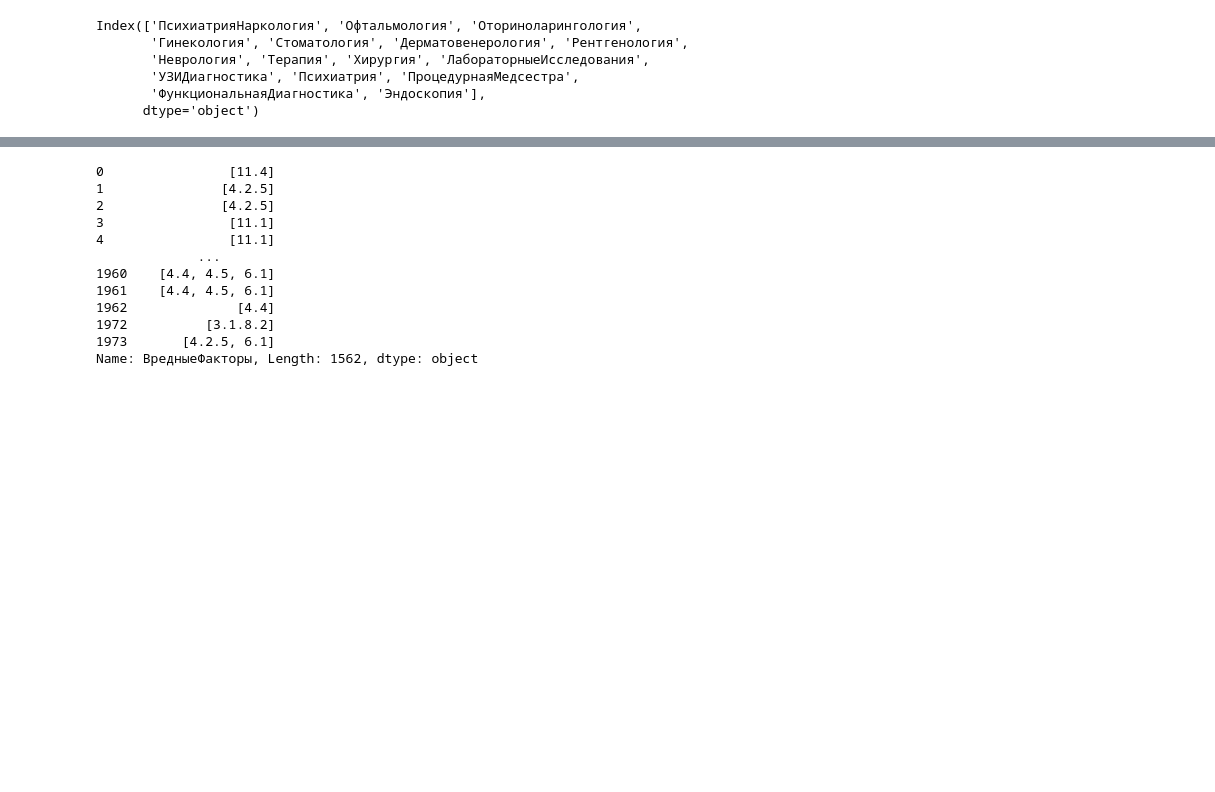
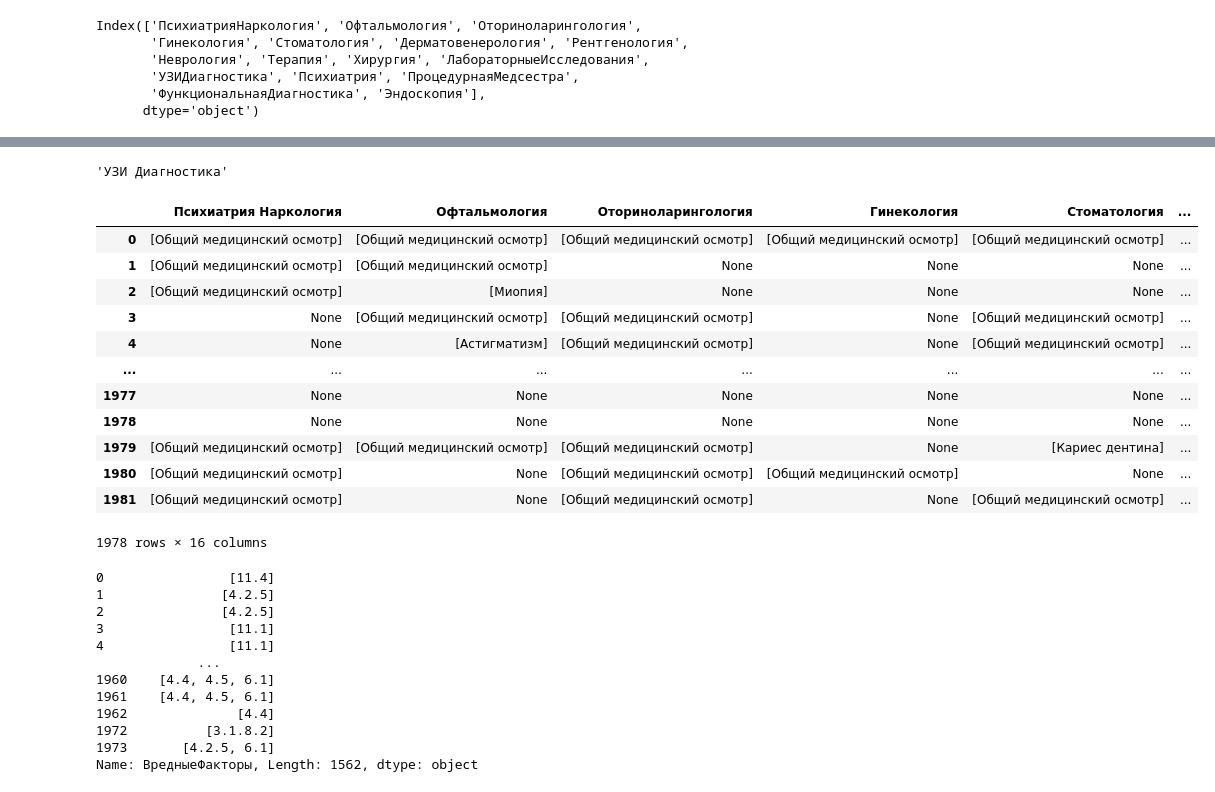
Before and after one commit to Untick/InspectrumClinic_RecSys, a Jupyter notebook: Paul Himyak/main.ipynb, the cells around one changed output, grey strips where cells are left out. Drawn from its saved outputs; the diff is of its cells as text; code cells hidden in the pictures; blank space fills up the shorter version.

```diff
--- a/Paul Himyak/main.ipynb
+++ b/Paul Himyak/main.ipynb
@@ -232,3 +279,46 @@ print(combined_columns)
+# %%
+def split_camel_case(string):
+    # Use regular expressions to split camel case with Cyrillic characters
+    words = re.findall(r'[А-ЯЁІЇҐЄ][а-яёіїґє]*|[A-ZЁА-Я][a-zёа-я]*', string)
+    #words =  ' '.join(words)
+    wn = ''
+    new_words = []
+    for w in words:
+      if len(w) == 1:
+        wn += w
+      else:
+        if len(wn)>0:
+          new_words.append(wn)
+        wn = ''
+        new_words.append(w)
+    return ' '.join(new_words)
+# %%
+split_camel_case("УЗИ Диагностика")
+# %% [output]
+'УЗИ Диагностика'
+# %%
+#В полученных  колонках разделяем слова ПсихиатрНевролог =Психиатр Невролог
+# Create a mapping of original column names to modified names
+column_mapping = {column: split_camel_case(column) for column in combined_specialists.columns}
+
+# Rename columns using the mapping
+combined_columns = combined_specialists.rename(columns=column_mapping)
+# Output the modified DataFrame
+combined_columns
+# %% [output]
+|  | Психиатрия Наркология | Офтальмология | Оториноларингология | Гинекология | Стоматология | ... |
+| 0 | [Общий медицинский осмотр] | [Общий медицинский осмотр] | [Общий медицинский осмотр] | [Общий медицинский осмотр] | [Общий медицинский осмотр] | ... |
+| 1 | [Общий медицинский осмотр] | [Общий медицинский осмотр] | None | None | None | ... |
+| 2 | [Общий медицинский осмотр] | [Миопия] | None | None | None | ... |
+| 3 | None | [Общий медицинский осмотр] | [Общий медицинский осмотр] | None | [Общий медицинский осмотр] | ... |
+| 4 | None | [Астигматизм] | [Общий медицинский осмотр] | None | [Общий медицинский осмотр] | ... |
+| ... | ... | ... | ... | ... | ... | ... |
+| 1977 | None | None | None | None | None | ... |
+| 1978 | None | None | None | None | None | ... |
+| 1979 | [Общий медицинский осмотр] | [Общий медицинский осмотр] | [Общий медицинский осмотр] | None | [Кариес дентина] | ... |
+| 1980 | [Общий медицинский осмотр] | None | [Общий медицинский осмотр] | [Общий медицинский осмотр] | None | ... |
+| 1981 | [Общий медицинский осмотр] | None | [Общий медицинский осмотр] | None | [Общий медицинский осмотр] | ... |
+1978 rows × 16 columns
 # %%
 # Все колонки МКБ10
 mkb_columns = df.filter(regex="(?i)МКБ10").columns
```
Also changed, not shown: parts of 8 cells of this notebook.
